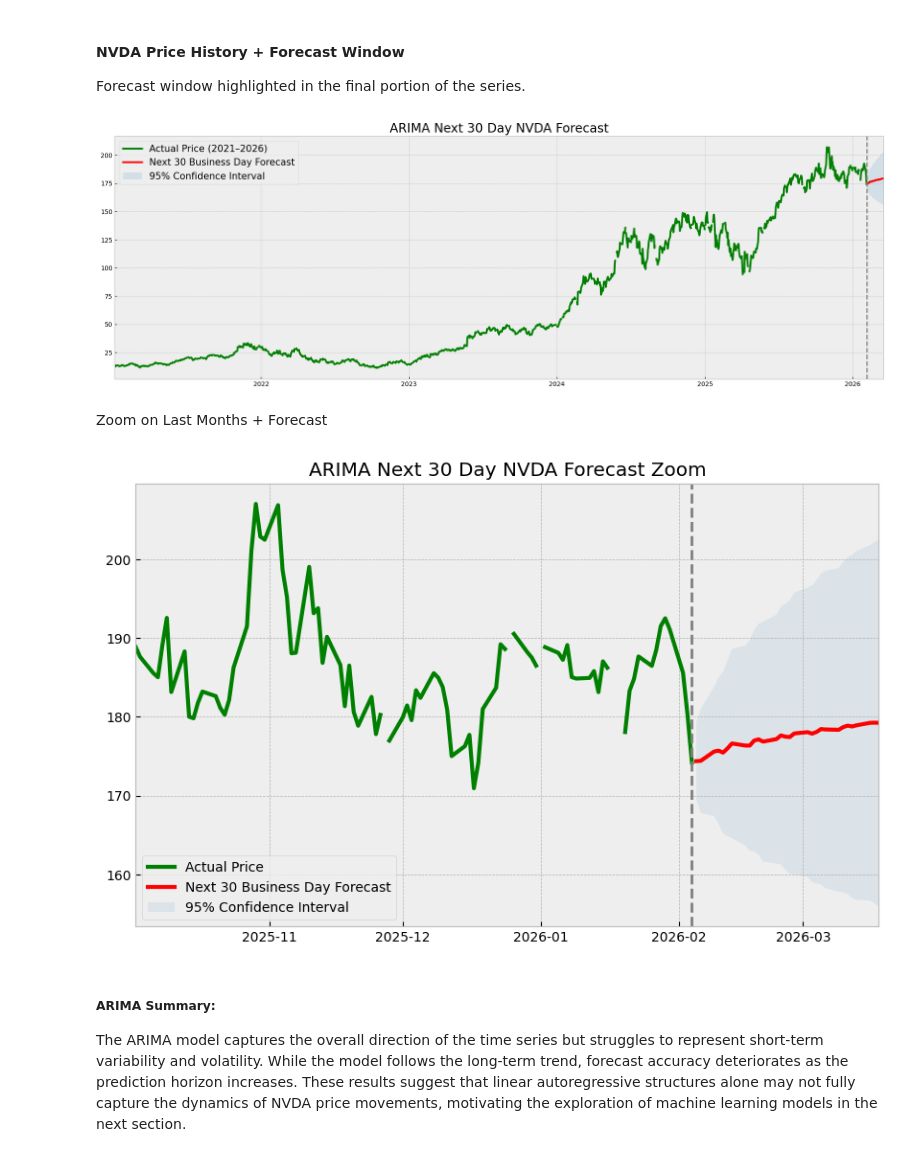
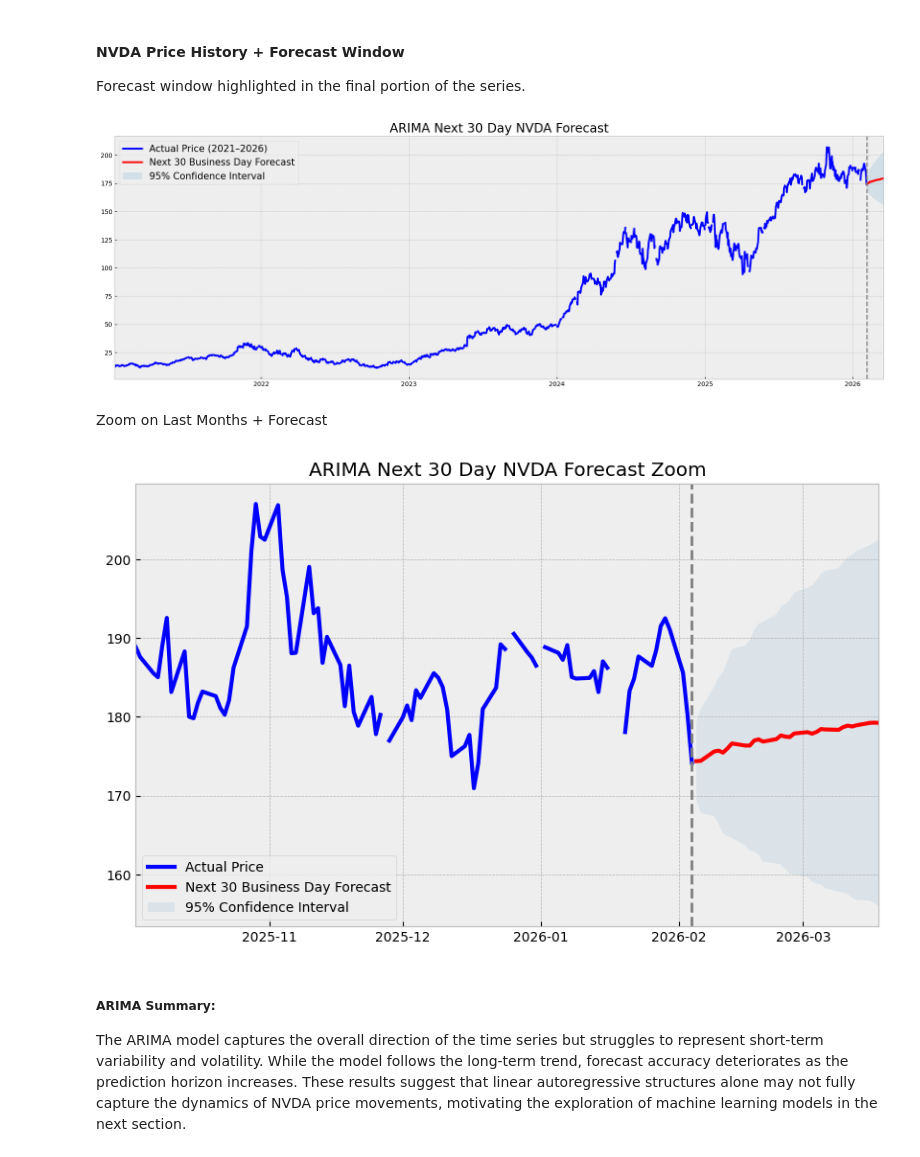
Before and after one commit to EsserMishelle/short-term-stock-forecast, a Jupyter notebook: 02_arima_price_model.ipynb, the cells around one changed output. Cells and saved outputs as stored; diff of their text form; code cells hidden in the pictures.

```diff
--- a/02_arima_price_model.ipynb
+++ b/02_arima_price_model.ipynb
@@ -417,7 +419,7 @@ Forecast window highlighted in the final portion of the series.
 # %%
 plt.figure(figsize=(22,7))
 
-plt.plot(arima_ts, label='Actual Price (2021–2026)',  linewidth=3, color='green')
+plt.plot(arima_ts, label='Actual Price (2021–2026)',  linewidth=3, color='blue')
 plt.plot(pred_30, label='Next 30 Business Day Forecast', linewidth=3, color='red')
 plt.fill_between(
     ci_30.index,
@@ -434,42 +436,42 @@ plt.title('ARIMA Next 30 Day NVDA Forecast', size=20)
 plt.savefig(os.path.join(assets_folder_path, 'arima_next30Day_nvda_forecast.jpg'))
 plt.show()
 # %% [output]
-[figure, old version]
+[figure, new version]
 # %% [markdown]
 Zoom on Last Months + Forecast
 # %%
 start_zoom = arima_ts.index[-90]
 end_zoom = ci_30.index[-1]
 
 plt.figure(figsize=(10,6))
 
 plt.plot(
     arima_ts.loc[start_zoom:],
     label ='Actual Price',
     linewidth=3,
-    color='green'
+    color='blue'
 )
 
 plt.plot(
     pred_30, label='Next 30 Business Day Forecast',  linewidth=3, color='red')
 
 plt.fill_between(
     ci_30.index,
     ci_30.iloc[:,0],
     ci_30.iloc[:,1],
     alpha=.10,
     label='95% Confidence Interval',
 )
 plt.axvline(arima_ts.index[-1], linestyle='--', color='gray', linewidth=2)
 
 plt.xlim(start_zoom, end_zoom)
 
 plt.legend()
 plt.title('ARIMA Next 30 Day NVDA Forecast Zoom')
 plt.savefig(os.path.join(assets_folder_path, 'arima_next30Day_nvda_forecast_zoom.jpg'))
 plt.show()
 # %% [output]
-[figure, old version]
+[figure, new version]
 # %% [markdown]
 ##### ARIMA Summary:
 The ARIMA model captures the overall direction of the time series but struggles to represent short-term variability and volatility. While the model follows the long-term trend, forecast accuracy deteriorates as the prediction horizon increases. These results suggest that linear autoregressive structures alone may not fully capture the dynamics of NVDA price movements, motivating the exploration of machine learning models in the next section.
```
Also changed, not shown: parts of 4 cells of this notebook.
